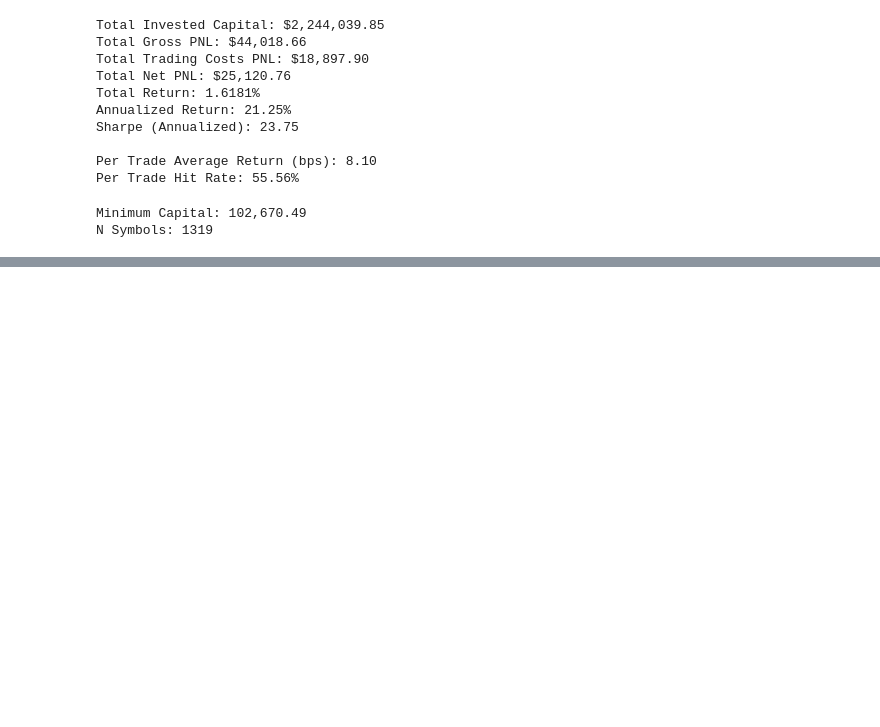
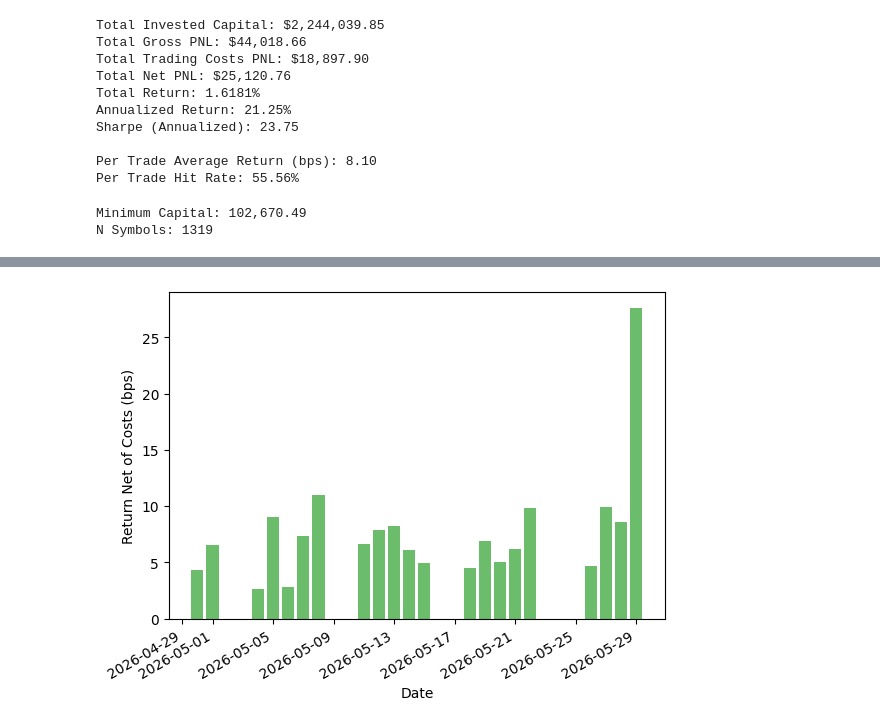
Before and after one commit to MichaelCusackNelkin/Summer_Research_2026, a Jupyter notebook: research-alpha/code/notebooks/test.ipynb, the cells around one changed output, grey strips where cells are left out. Cells and saved outputs as stored; diff of their text form; code cells hidden in the pictures; blank space fills up the shorter version.

```diff
--- a/research-alpha/code/notebooks/test.ipynb
+++ b/research-alpha/code/notebooks/test.ipynb
@@ -277,0 +288,10 @@ N Symbols: 1319
+# %%
+daily_return = stat_backtest.group_by("date").agg(pl.col("net_pnl").sum() / pl.col("trade_value").abs().sum()).rename({"net_pnl":"return"})
+plt.bar(daily_return['date'], daily_return['return'] * 1e4,
+        color='tab:green', alpha=0.7)
+plt.xlabel("Date")
+plt.ylabel("Return Net of Costs (bps)")
+plt.gcf().autofmt_xdate()
+plt.show()
+# %% [output]
+[figure, added]
```
Also changed, not shown: parts of 1 cell of this notebook.
